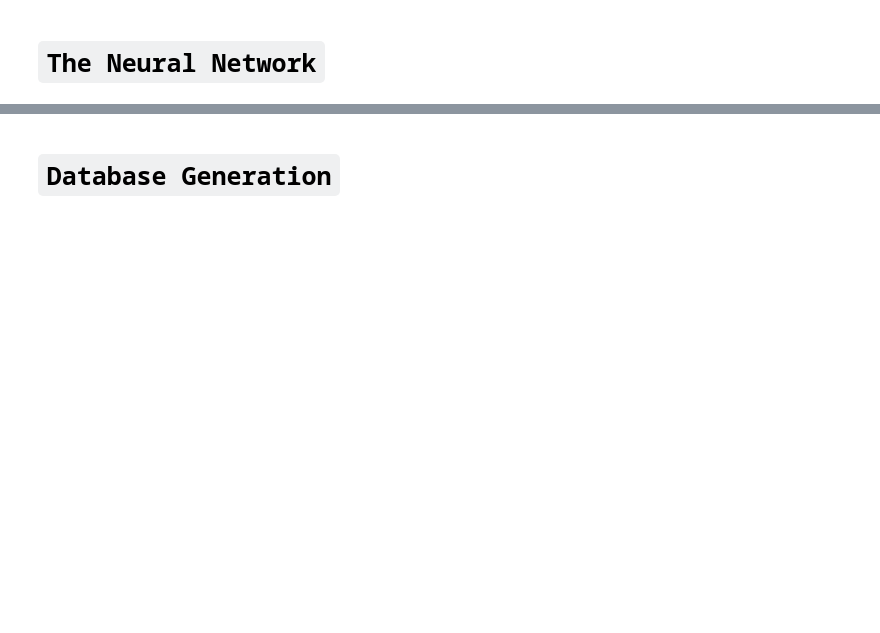
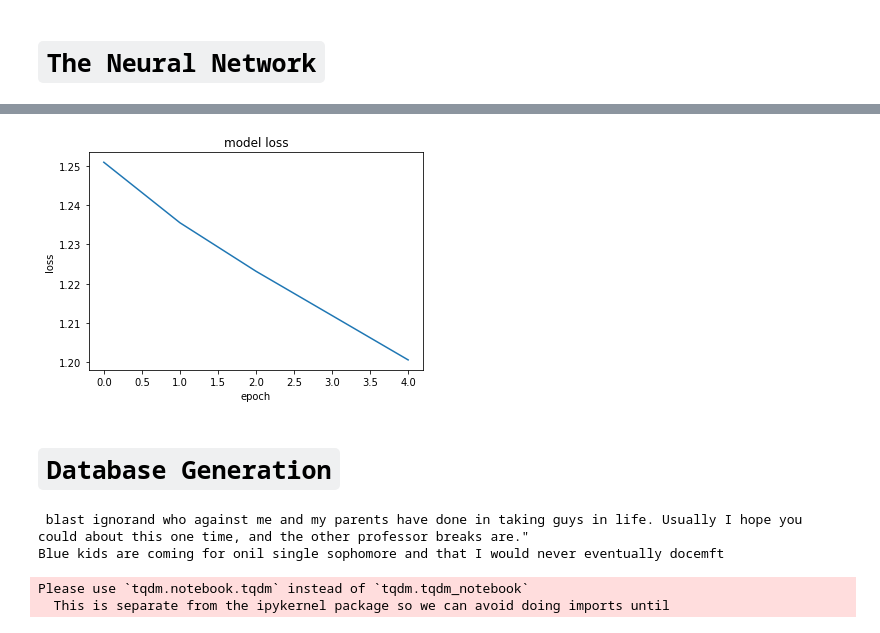
Before and after one commit to MayankGoel28/GriceanMaxmemes, a Jupyter notebook: Neural Network/ConfessionGenerator.ipynb, the cells around one changed output, grey strips where cells are left out. Cells and saved outputs as stored; diff of their text form; code cells hidden in the pictures; blank space fills up the shorter version.

```diff
--- a/Neural Network/ConfessionGenerator.ipynb
+++ b/Neural Network/ConfessionGenerator.ipynb
@@ -25,7 +35,7 @@ from tqdm import tqdm_notebook
 # %%
 # NN Requirements
 # path to data file
-path_to_file = "text_data.txt"
+path_to_file = "/content/Confessions-Generator/DataSet/iiit_source.txt"
 # The maximum length sentence we want for a single input in characters
 seq_length = 100
 # Batch size
@@ -37,11 +47,11 @@ embedding_dim = 256
 # Number of RNN units here, LSTM units are used
 rnn_units = 1024
 # Total number of times the model sees the data
-EPOCHS = 5
+EPOCHS = 10
 
 # Databse Requirements
 # total confessions
-database_size = 10
+database_size = 300
 # %%
 # Read the file in utf-8 format
 text = open(path_to_file, 'rb').read().decode(encoding='utf-8')
@@ -142,0 +199,16 @@ plt.show()
+# %%
+# Do it again, if needed
+
+model = build_model(vocab_size, embedding_dim, rnn_units, batch_size=BATCH_SIZE)
+model.load_weights(tf.train.latest_checkpoint(checkpoint_dir))
+model.build(tf.TensorShape([1, None]))
+model.compile(optimizer='adam', loss=custom_loss)
+
+new_history = model.fit(dataset, epochs=5, callbacks=checkpoint_callback)
+
+plt.plot(new_history.history['loss'])
+plt.title('model loss')
+plt.ylabel('loss')
+plt.xlabel('epoch')
+plt.show()
+# %% [output]
@@ -143,3 +225,4 @@ plt.show()
+[figure, added]
 # %% [markdown]
 # `Database Generation`
 # %%
@@ -181,27 +264,33 @@ def generate_text(model, out_size, start_string):
 
     return (start_string + ''.join(text_generated))
 # %%
-print(generate_text(model, 100, "My "))
+print(generate_text(model, 250, " "))
+# %% [output]
+ blast ignorand who against me and my parents have done in taking guys in life. Usually I hope you could about this one time, and the other professor breaks are."
+Blue kids are coming for onil single sophomore and that I would never eventually docemft
 # %%
 database = [[], [], []]
 
 for _ in tqdm_notebook(range(database_size)):
 
     # random size
-    user_jo_bola = random.randint(60, 420)
-    temp_conf_string = generate_text(model, user_jo_bola, start_string="Dear")
+    user_jo_bola = random.randint(60, 500)
+    temp_conf_string = generate_text(model, user_jo_bola, start_string=" ")
     index = temp_conf_string.rfind('.')
     conf_string = temp_conf_string[:index] + "."
 
-    if user_jo_bola < 180:
+    if len(conf_string) < 180:
         # relative_conf = "smallpp"
         database[0].append(conf_string)
-    elif user_jo_bola < 300:
+    elif len(conf_string) < 300:
         # relative_conf = "mediumpp"
         database[1].append(conf_string)
     else:
         # relative_conf = "largepp"
         database[2].append(conf_string)
+# %% [output]
+Please use `tqdm.notebook.tqdm` instead of `tqdm.tqdm_notebook`
+  This is separate from the ipykernel package so we can avoid doing imports until
 # %%
 pp_sizes = ["smallpp", "mediumpp", "largepp"]
 
```
Also changed, not shown: parts of 10 cells of this notebook.
